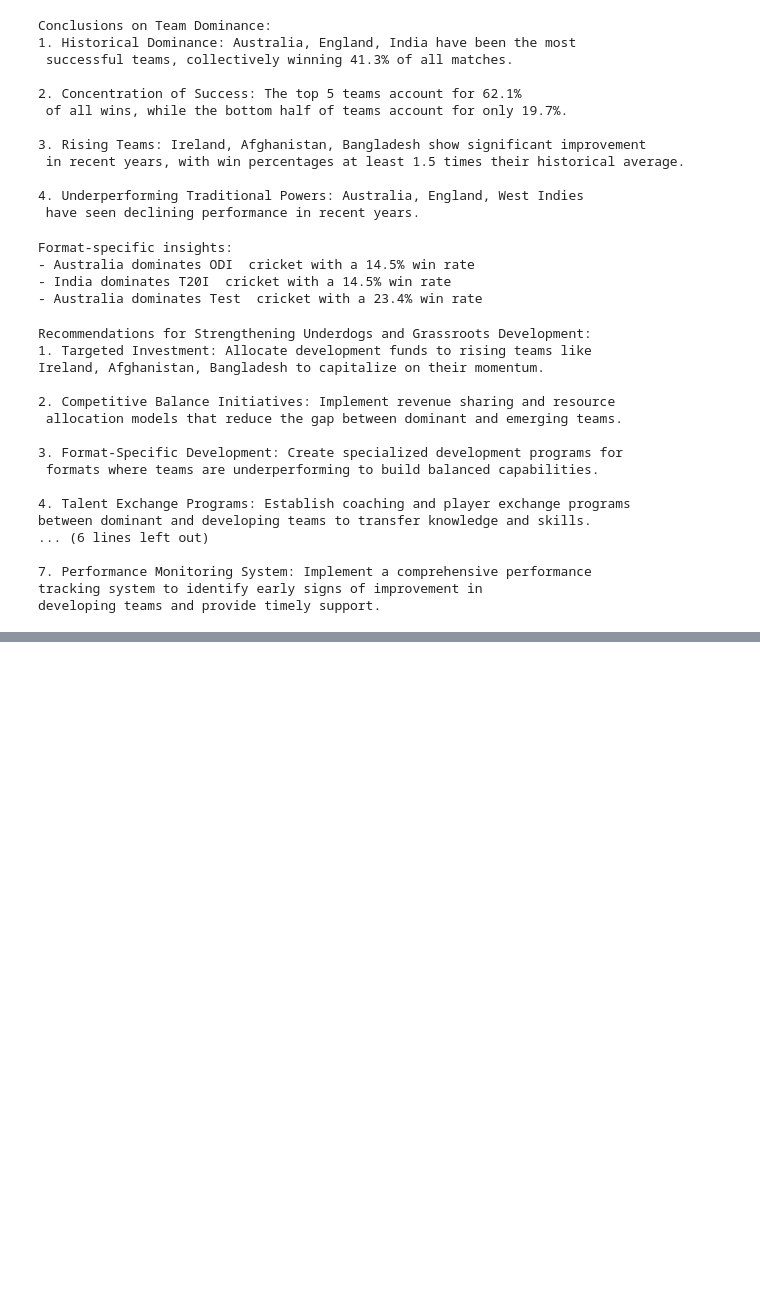
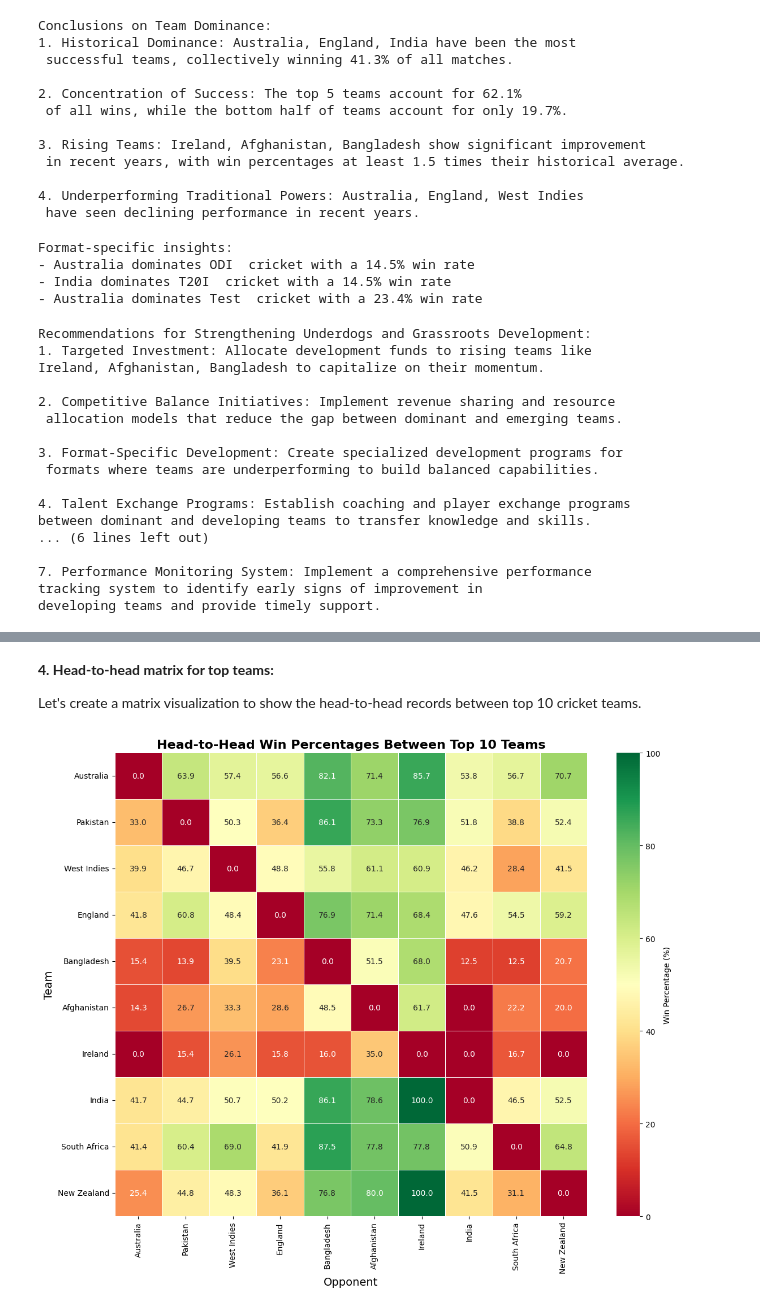
Before and after one commit to RussDai/Projects, a Jupyter notebook: 02_Data_Visuallization/01_Test_Nations_Data_Analysis/src/team_performance_and_rivalry_analysis.ipynb, the cells around one changed output, grey strips where cells are left out. Cells and saved outputs as stored; diff of their text form; code cells hidden in the pictures; blank space fills up the shorter version.

Commit message:
Created New repo for products. Made some changes to analysis in top performanse and rivalry analysis in Cricket Data Analysis Project.

```diff
--- a/02_Data_Visuallization/01_Test_Nations_Data_Analysis/src/team_performance_and_rivalry_analysis.ipynb
+++ b/02_Data_Visuallization/01_Test_Nations_Data_Analysis/src/team_performance_and_rivalry_analysis.ipynb
@@ -1322,0 +1488,5 @@ developing teams and provide timely support.
+# %%
+# Fill NaN values with 0 (teams that haven't won against each other)
+h2h_stats['team_A_wins'] = h2h_stats['team_A_wins'].fillna(0)
+h2h_stats['team_B_wins'] = h2h_stats['team_B_wins'].fillna(0)
+h2h_stats
@@ -1322,0 +1547,4 @@ developing teams and provide timely support.
+# %%
+# Sort by total matches to find the most frequent matchups
+top_matchups = h2h_stats.sort_values('total_matches', ascending=False).head(15).copy()
+top_matchups
@@ -1322,0 +1568,10 @@ developing teams and provide timely support.
+# %%
+# Create a more readable representation of the matchups
+top_matchups['matchup'] = top_matchups['team_A'] + ' vs ' + top_matchups['team_B']
+top_matchups['win_distribution'] = top_matchups.apply(
+    lambda x: f"{int(x['team_A_wins'])}-{int(x['draws_no_results'])}-{int(x['team_B_wins'])}", axis=1
+)
+
+# Display the top matchups
+print("\nTop 15 Cricket Rivalries by Number of Matches:")
+print(top_matchups[['matchup', 'total_matches', 'win_distribution', 'dominance_ratio']])
@@ -1322,0 +1680,4 @@ developing teams and provide timely support.
+# %% [markdown]
+**4.  Head-to-head matrix for top teams:**
+
+Let's create a matrix visualization to show the head-to-head records between top 10 cricket teams.
@@ -1322,0 +1729,34 @@ developing teams and provide timely support.
+# %%
+# Create the heatmap
+plt.figure(figsize=(12, 10))
+sns.heatmap(
+    win_matrix,
+    annot=True,
+    fmt='.1f',
+    cmap='RdYlGn',
+    xticklabels=top_teams,
+    yticklabels=top_teams,
+    linewidths=0.5,
+    cbar_kws={'label': 'Win Percentage (%)'}
+)
+
+# Add chart title and labels
+plt.title('Head-to-Head Win Percentages Between Top 10 Teams', fontsize=16, fontweight='bold')
+plt.xlabel('Opponent', fontsize=14)
+plt.ylabel('Team', fontsize=14)
+
+# Adjust layout to prevent clipping of labels
+plt.tight_layout()
+
+# Display the chart
+plt.show()
+
+# Create a matrix for total matches played
+matches_matrix = np.zeros((len(top_teams), len(top_teams)))
+for _, row in matrix_data.iterrows():
+    i = top_teams.index(row['team_A'])
+    j = top_teams.index(row['team_B'])
+    matches_matrix[i, j] = row['total_matches']
+    matches_matrix[j, i] = row['total_matches']
+# %% [output]
+[figure, added]
```
Also changed, not shown: parts of 83 cells of this notebook, 1 other file.
